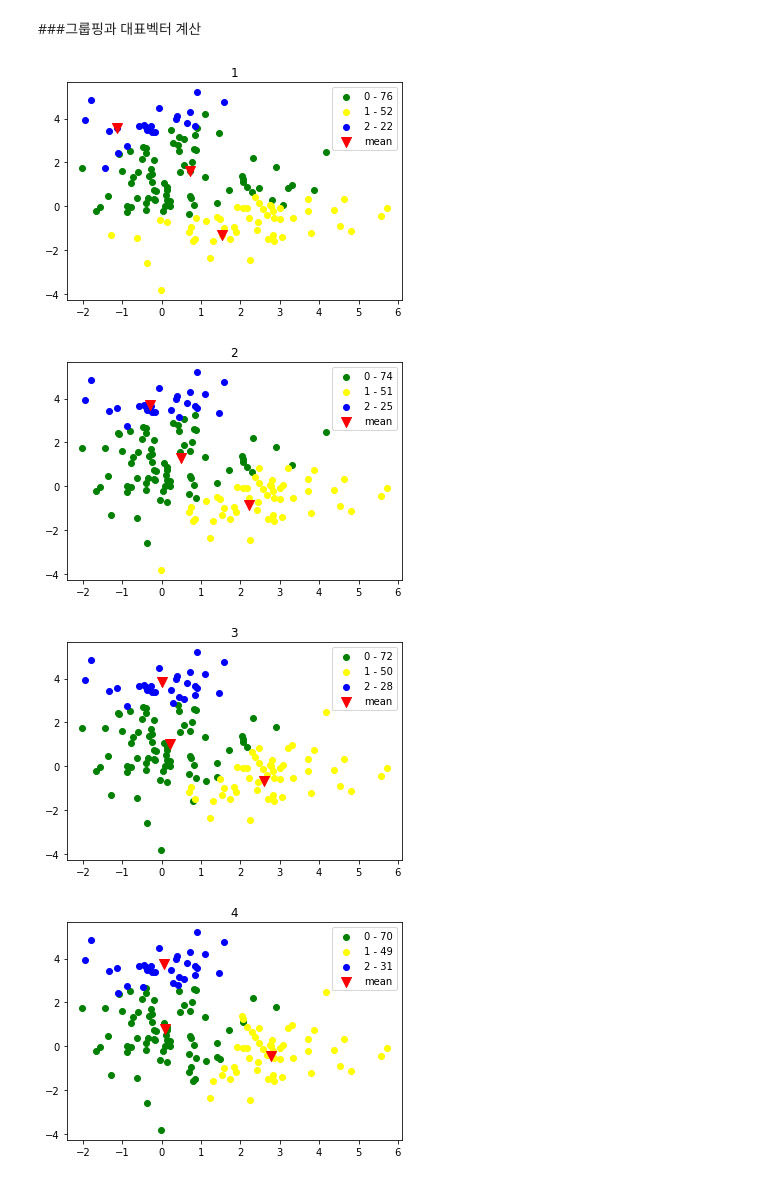
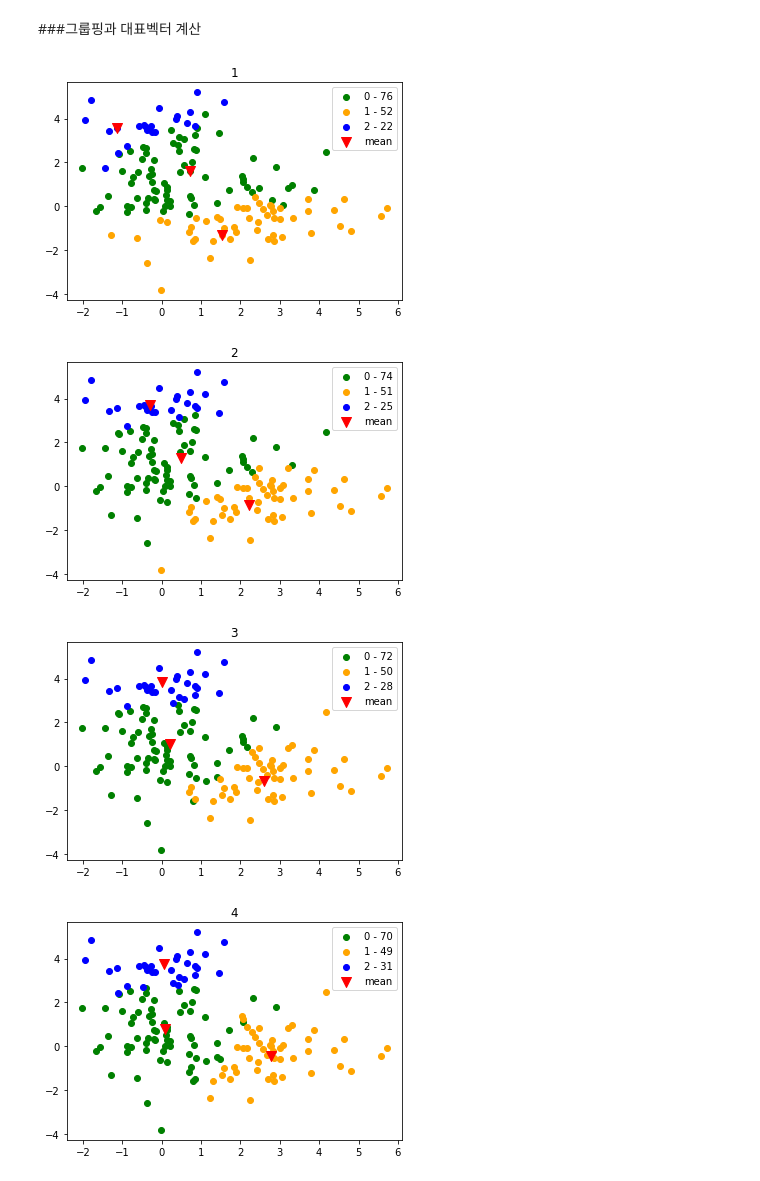
Before and after one commit to yojulab/knou_study_machinglearning, a Jupyter notebook: codes/sanghunoh/7강_군집화_kmeans.ipynb, the cells around one changed output. Drawn from its saved outputs; the diff is of its cells as text; code cells hidden in the pictures.

```diff
--- a/codes/sanghunoh/7강_군집화_kmeans.ipynb
+++ b/codes/sanghunoh/7강_군집화_kmeans.ipynb
@@ -81,7 +81,7 @@ plt.legend()
 ###그룹핑과 대표벡터 계산
 # %%
 row_all_count = cluster_all.shape[0]
-cmode = ["green", "yellow", "blue"]
+cmode = ["green", "orange", "blue"]
 from scipy.spatial import distance as dstn
 
 # 군집화 위해 반복 수행
@@ -90,34 +90,34 @@ for iteration in range(10):
     cluster_label = np.zeros((row_all_count))
 
     # 모든 데이터와 각 cluster 대표 벡터와 비교
     for i in range(row_all_count):
         distance_measure = np.full((kernel), fill_value=0)
         for j in range(kernel):
             distance = dstn.euclidean(cluster_all[i, :], means[j, :])
             distance_measure[j] = distance
         # 거리가 가장 가까운 데이터 확인
         cluster_label[i] = np.argmin(distance_measure)
     # 대표 벡터 재 계산 위해 복사
     past_means = means.copy()
     # 계산 전 대표 벡터들 그래프 표시
     for j in range(kernel):
         cluster_label_mask = (cluster_label == j)
         cluster_label_cnt = cluster_all[cluster_label_mask].shape[0]
         plt.scatter(cluster_all[cluster_label_mask, 0],
                     cluster_all[cluster_label_mask, 1], label='{} - {}'.format(j,cluster_label_cnt), color=cmode[j])
         means[j,:] = np.mean(cluster_all[cluster_label_mask, :], axis=0)    # 새로운 벡터 계산
     # 계산 전 대표 벡터들 그래프 표시
     plt.scatter(past_means[:, 0], past_means[:, 1], marker='v', s=100, color='red', label='mean')
     pass
     plt.title(iteration+1)
     plt.legend()
     plt.show()
 
     # 평균 벡터 변화 없으면 정지
     if (np.array_equal(means, past_means)):
         break
 # %% [output]
-[figure, old version]
+[figure, new version]
-[figure, old version]
+[figure, new version]
-[figure, old version]
+[figure, new version]
-[figure, old version]
+[figure, new version]
```
Also changed, not shown: parts of 4 cells of this notebook.
